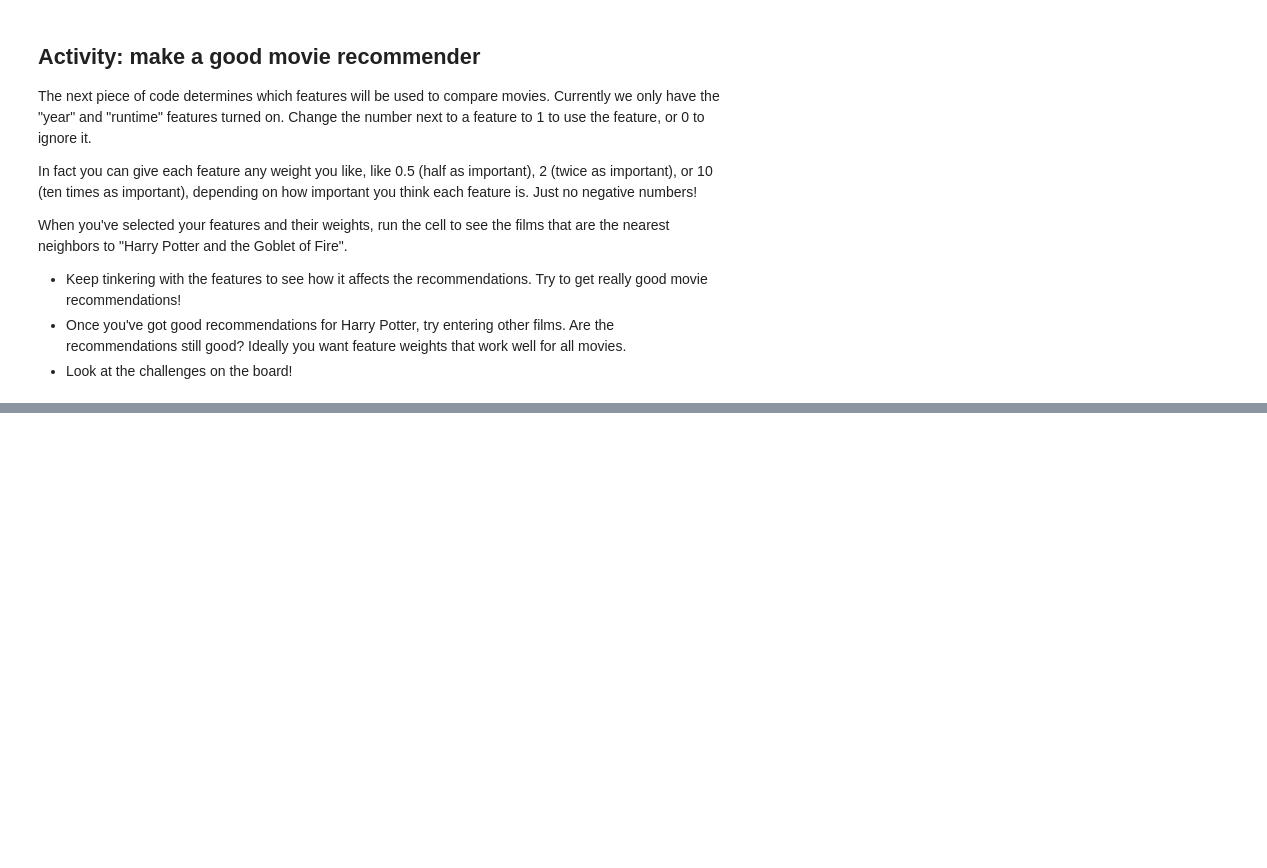
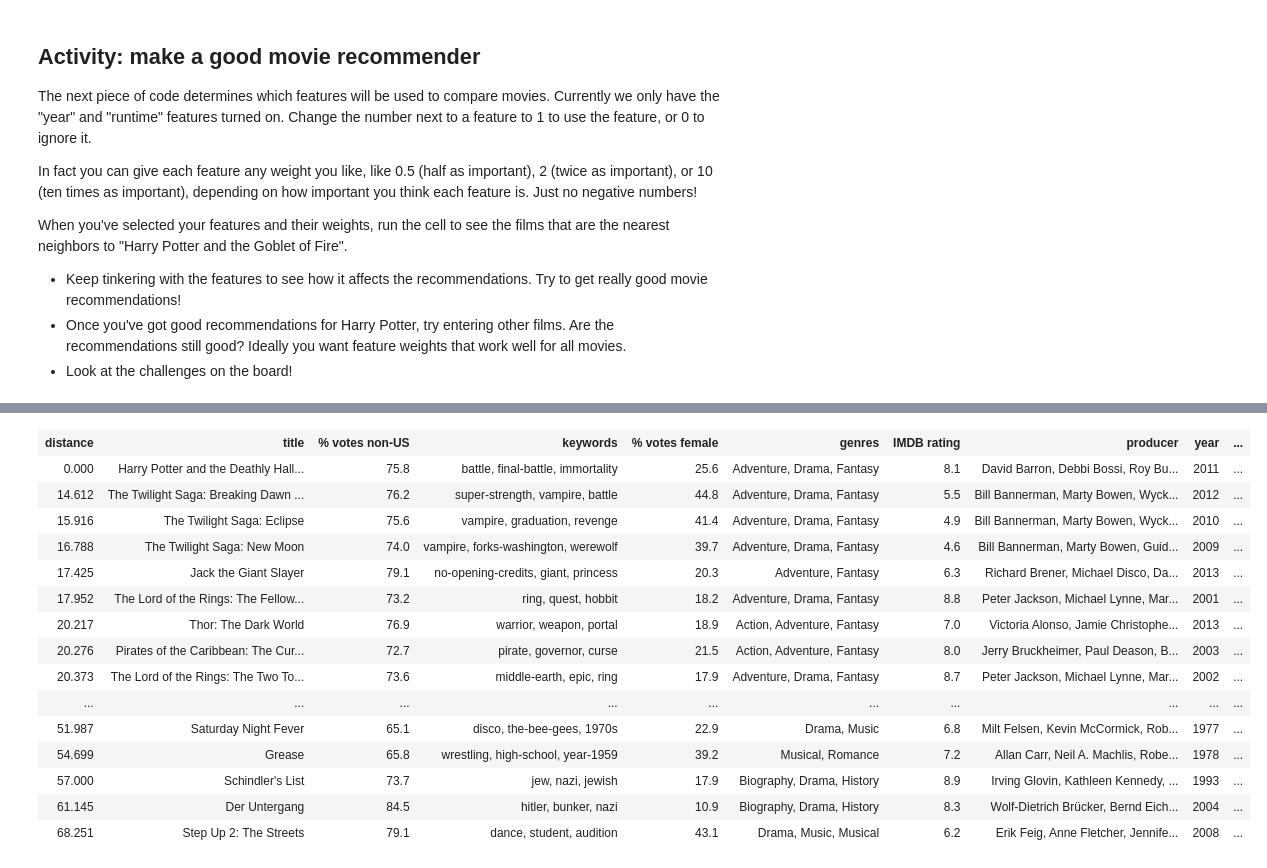
Before and after one commit to abisee/movie-recommender, a Jupyter notebook: movie-recommender.ipynb, the cells around one changed output, grey strips where cells are left out. Cells and saved outputs as stored; diff of their text form; code cells hidden in the pictures; blank space fills up the shorter version.

```diff
--- a/movie-recommender.ipynb
+++ b/movie-recommender.ipynb
@@ -46,7 +32,7 @@ feat2weight = {}
 for f in numerical_features + demographic_features + parents_guide_features + category_features:
     feat2weight[f] = 1.0
 
+feat2weight['% votes non-US'] = 5
+feat2weight['% votes female'] = 5
 feat2weight['genres'] = 5.0
 feat2weight['keywords'] = 5.0
-
-avg_loss = get_loss(feat2weight, title2MVec_norm, title2movie, distance_function=eucl_dist)
@@ -71,7 +38,0 @@ Der Untergang 0
-# %%
-feat2weight = {}
-for f in numerical_features + demographic_features + parents_guide_features + category_features:
-    feat2weight[f] = 1.0
-
-
-get_recommendations("pulp fiction", feat2weight, title2MVec_norm, title2movie)
@@ -94,0 +64,19 @@ get_recommendations("pulp fiction", feat2weight, title2MVec_norm, title2movie)
+# %%
+get_recommendations("Harry Potter and the Deathly Hallows: Part 2", feat2weight, title2MVec_norm, title2movie)
+# %% [output]
+| distance | title | % votes non-US | keywords | % votes female | genres | IMDB rating | producer | year | ... |
+| 0.000 | Harry Potter and the Deathly Hall... | 75.8 | battle, final-battle, immortality | 25.6 | Adventure, Drama, Fantasy | 8.1 | David Barron, Debbi Bossi, Roy Bu... | 2011 | ... |
+| 14.612 | The Twilight Saga: Breaking Dawn ... | 76.2 | super-strength, vampire, battle | 44.8 | Adventure, Drama, Fantasy | 5.5 | Bill Bannerman, Marty Bowen, Wyck... | 2012 | ... |
+| 15.916 | The Twilight Saga: Eclipse | 75.6 | vampire, graduation, revenge | 41.4 | Adventure, Drama, Fantasy | 4.9 | Bill Bannerman, Marty Bowen, Wyck... | 2010 | ... |
+| 16.788 | The Twilight Saga: New Moon | 74.0 | vampire, forks-washington, werewolf | 39.7 | Adventure, Drama, Fantasy | 4.6 | Bill Bannerman, Marty Bowen, Guid... | 2009 | ... |
+| 17.425 | Jack the Giant Slayer | 79.1 | no-opening-credits, giant, princess | 20.3 | Adventure, Fantasy | 6.3 | Richard Brener, Michael Disco, Da... | 2013 | ... |
+| 17.952 | The Lord of the Rings: The Fellow... | 73.2 | ring, quest, hobbit | 18.2 | Adventure, Drama, Fantasy | 8.8 | Peter Jackson, Michael Lynne, Mar... | 2001 | ... |
+| 20.217 | Thor: The Dark World | 76.9 | warrior, weapon, portal | 18.9 | Action, Adventure, Fantasy | 7.0 | Victoria Alonso, Jamie Christophe... | 2013 | ... |
+| 20.276 | Pirates of the Caribbean: The Cur... | 72.7 | pirate, governor, curse | 21.5 | Action, Adventure, Fantasy | 8.0 | Jerry Bruckheimer, Paul Deason, B... | 2003 | ... |
+| 20.373 | The Lord of the Rings: The Two To... | 73.6 | middle-earth, epic, ring | 17.9 | Adventure, Drama, Fantasy | 8.7 | Peter Jackson, Michael Lynne, Mar... | 2002 | ... |
+| ... | ... | ... | ... | ... | ... | ... | ... | ... | ... |
+| 51.987 | Saturday Night Fever | 65.1 | disco, the-bee-gees, 1970s | 22.9 | Drama, Music | 6.8 | Milt Felsen, Kevin McCormick, Rob... | 1977 | ... |
+| 54.699 | Grease | 65.8 | wrestling, high-school, year-1959 | 39.2 | Musical, Romance | 7.2 | Allan Carr, Neil A. Machlis, Robe... | 1978 | ... |
+| 57.000 | Schindler's List | 73.7 | jew, nazi, jewish | 17.9 | Biography, Drama, History | 8.9 | Irving Glovin, Kathleen Kennedy, ... | 1993 | ... |
+| 61.145 | Der Untergang | 84.5 | hitler, bunker, nazi | 10.9 | Biography, Drama, History | 8.3 | Wolf-Dietrich Brücker, Bernd Eich... | 2004 | ... |
+| 68.251 | Step Up 2: The Streets | 79.1 | dance, student, audition | 43.1 | Drama, Music, Musical | 6.2 | Erik Feig, Anne Fletcher, Jennife... | 2008 | ... |
```
Also changed, not shown: parts of 7 cells of this notebook, 1 other file.
